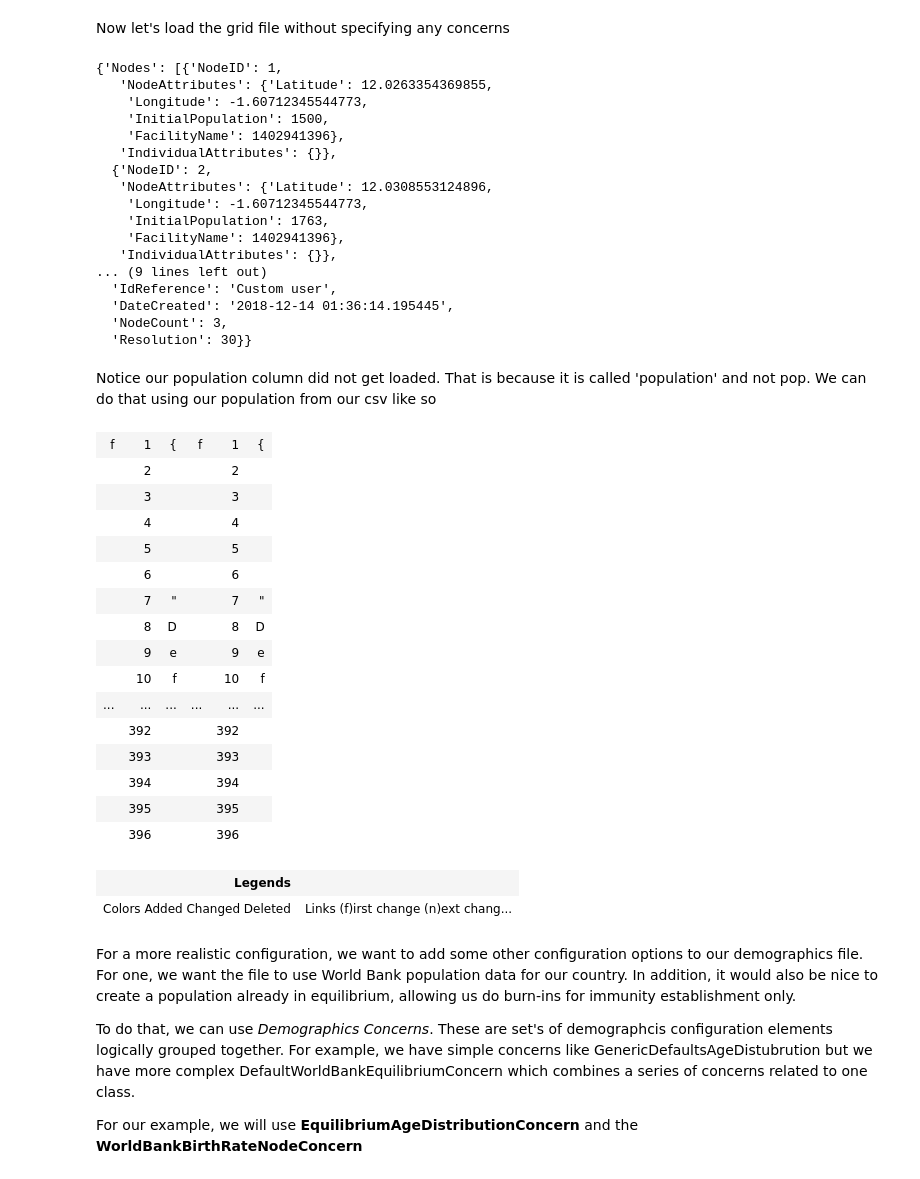
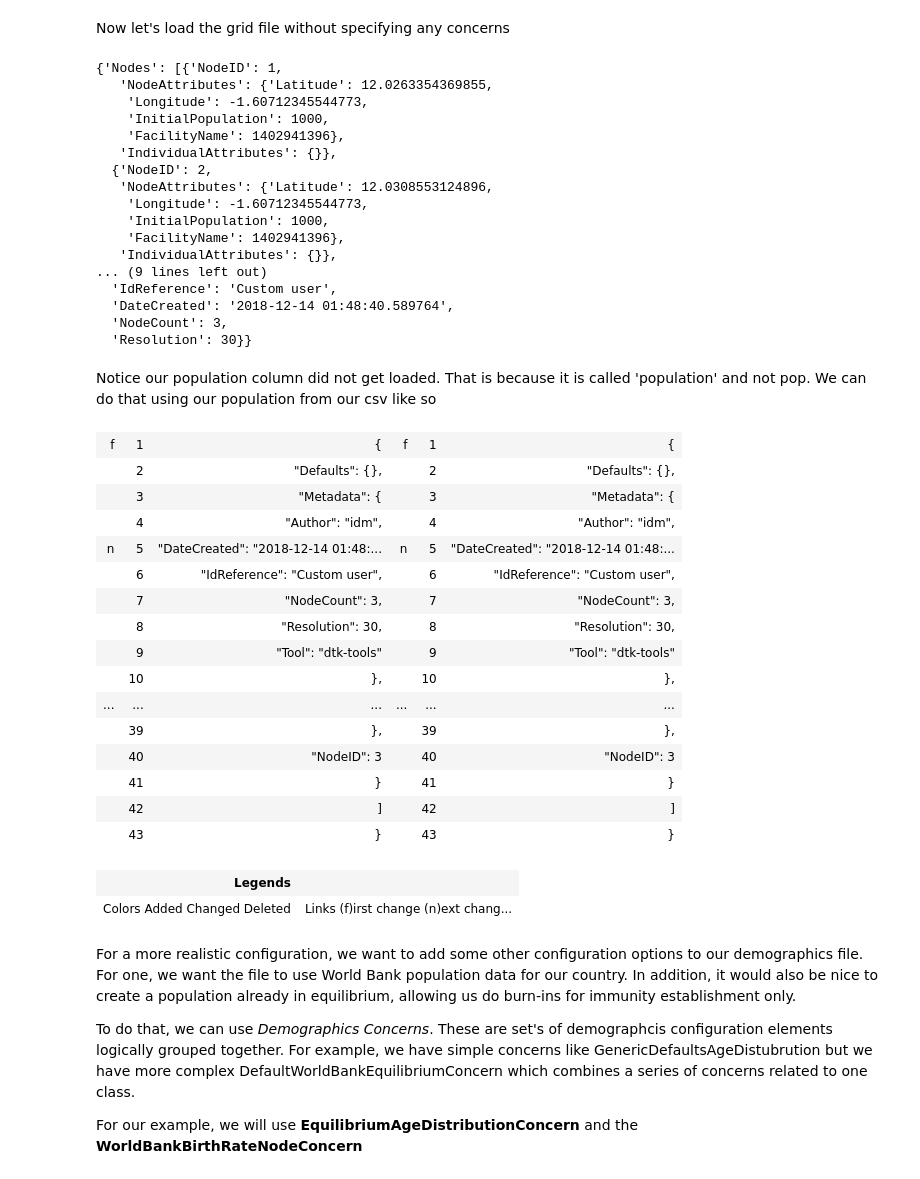
Before and after one commit to YeChen-IDM/dtk-tools-1, a Jupyter notebook: examples/DemographicsGenerator/example_demographics_generated.py.ipynb, the cells around one changed output. Cells and saved outputs as stored; diff of their text form; code cells hidden in the pictures.

```diff
--- a/examples/DemographicsGenerator/example_demographics_generated.py.ipynb
+++ b/examples/DemographicsGenerator/example_demographics_generated.py.ipynb
@@ -36,49 +37,49 @@ pd.read_csv(grid_file)
 # %% [markdown]
 Now let's load the grid file without specifying any concerns
 # %%
-current = DemographicsGenerator.from_grid_file(grid_file, population_column_name='population')
+current = DemographicsGenerator.from_grid_file(grid_file)
 current
 # %% [output]
 {'Nodes': [{'NodeID': 1,
    'NodeAttributes': {'Latitude': 12.0263354369855,
     'Longitude': -1.60712345544773,
-    'InitialPopulation': 1500,
+    'InitialPopulation': 1000,
     'FacilityName': 1402941396},
    'IndividualAttributes': {}},
   {'NodeID': 2,
    'NodeAttributes': {'Latitude': 12.0308553124896,
     'Longitude': -1.60712345544773,
-    'InitialPopulation': 1763,
+    'InitialPopulation': 1000,
     'FacilityName': 1402941396},
    'IndividualAttributes': {}},
 ... (9 lines left out)
   'IdReference': 'Custom user',
-  'DateCreated': '2018-12-14 01:36:14.195445',
+  'DateCreated': '2018-12-14 01:48:40.589764',
   'NodeCount': 3,
   'Resolution': 30}}
 # %% [markdown]
 Notice our population column did not get loaded. That is because it is called 'population' and not pop. We can do that using our population from our csv like so
 # %%
-prev = current
+prev = deepcopy(current)
 current = DemographicsGenerator.from_grid_file(grid_file, population_column_name='population')
 display_diff(prev, current)
 # %% [output]
 | f | 1 | { | f | 1 | { |
-|  | 2 |  |  | 2 |  |
-|  | 3 |  |  | 3 |  |
-|  | 4 |  |  | 4 |  |
-|  | 5 |  |  | 5 |  |
-|  | 6 |  |  | 6 |  |
-|  | 7 | " |  | 7 | " |
-|  | 8 | D |  | 8 | D |
-|  | 9 | e |  | 9 | e |
-|  | 10 | f |  | 10 | f |
+|  | 2 | "Defaults": {}, |  | 2 | "Defaults": {}, |
+|  | 3 | "Metadata": { |  | 3 | "Metadata": { |
+|  | 4 | "Author": "idm", |  | 4 | "Author": "idm", |
+| n | 5 | "DateCreated": "2018-12-14 01:48:... | n | 5 | "DateCreated": "2018-12-14 01:48:... |
+|  | 6 | "IdReference": "Custom user", |  | 6 | "IdReference": "Custom user", |
+|  | 7 | "NodeCount": 3, |  | 7 | "NodeCount": 3, |
+|  | 8 | "Resolution": 30, |  | 8 | "Resolution": 30, |
+|  | 9 | "Tool": "dtk-tools" |  | 9 | "Tool": "dtk-tools" |
+|  | 10 | }, |  | 10 | }, |
 | ... | ... | ... | ... | ... | ... |
-|  | 392 |  |  | 392 |  |
-|  | 393 |  |  | 393 |  |
-|  | 394 |  |  | 394 |  |
-|  | 395 |  |  | 395 |  |
-|  | 396 |  |  | 396 |  |
+|  | 39 | }, |  | 39 | }, |
+|  | 40 | "NodeID": 3 |  | 40 | "NodeID": 3 |
+|  | 41 | } |  | 41 | } |
+|  | 42 | ] |  | 42 | ] |
+|  | 43 | } |  | 43 | } |
 | Legends |  |
 | Colors Added Changed Deleted | Links (f)irst change (n)ext chang... |
 # %% [markdown]
```
Also changed, not shown: parts of 3 cells of this notebook.
